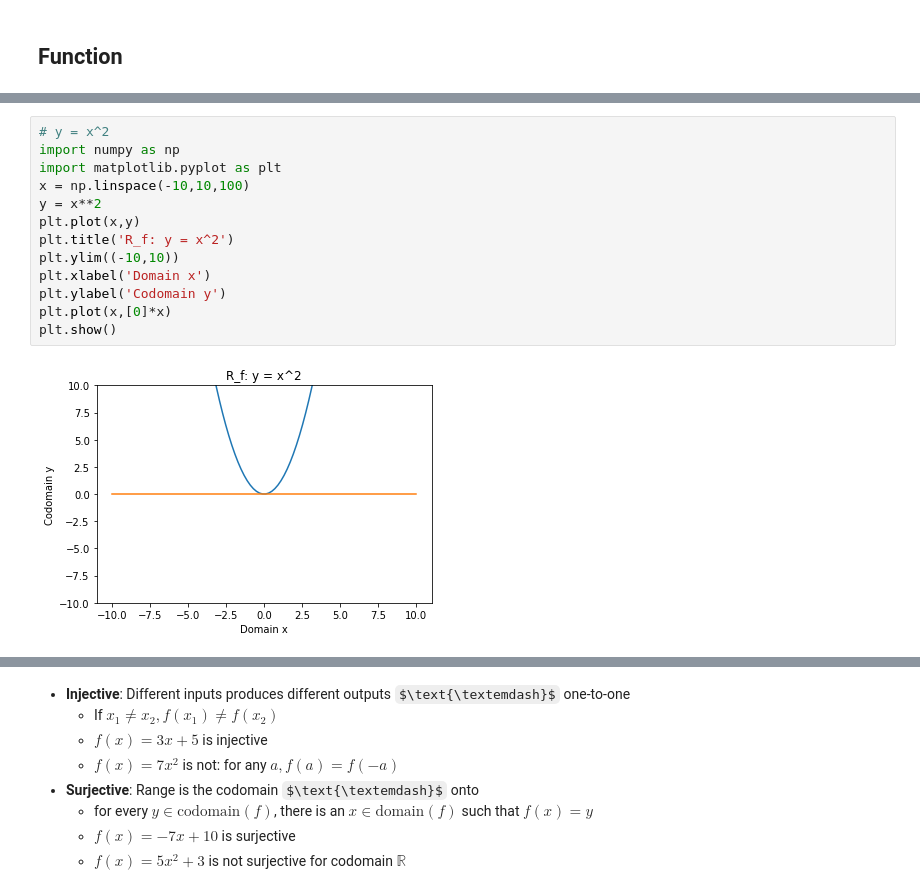
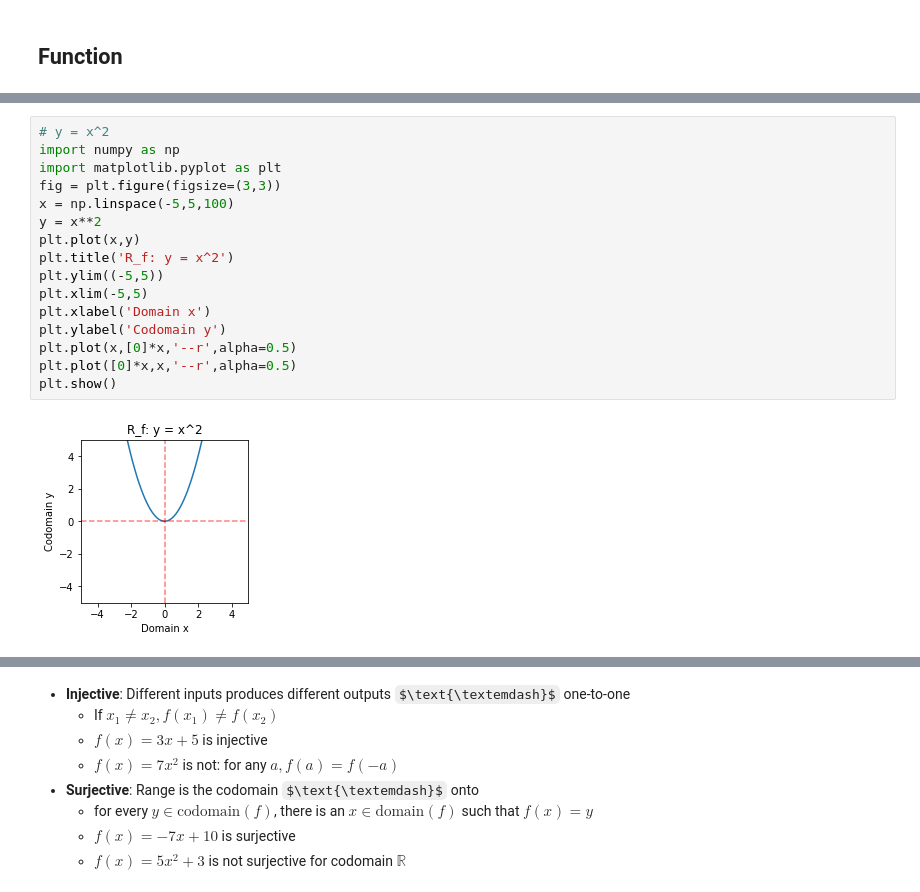
Before and after one commit to arun-jathari/academics, a Jupyter notebook: Maths-1.ipynb, the cells around one changed output, grey strips where cells are left out. Drawn from its saved outputs; the diff is of its cells as text; some formulas as TeX source.

```diff
--- a/Maths-1.ipynb
+++ b/Maths-1.ipynb
@@ -79,18 +79,21 @@ bl { color: blue}
 # %%
 # y = x^2
 import numpy as np
 import matplotlib.pyplot as plt
-x = np.linspace(-10,10,100)
+fig = plt.figure(figsize=(3,3))
+x = np.linspace(-5,5,100)
 y = x**2
 plt.plot(x,y)
 plt.title('R_f: y = x^2')
-plt.ylim((-10,10))
+plt.ylim((-5,5))
+plt.xlim(-5,5)
 plt.xlabel('Domain x')
 plt.ylabel('Codomain y')
-plt.plot(x,[0]*x)
+plt.plot(x,[0]*x,'--r',alpha=0.5)
+plt.plot([0]*x,x,'--r',alpha=0.5)
 plt.show()
 # %% [output]
-[figure, old version]
+[figure, new version]
 # %% [markdown]
 <style>
 r { color: Red }
```
Also changed, not shown: parts of 12 cells of this notebook, 1 other file.
